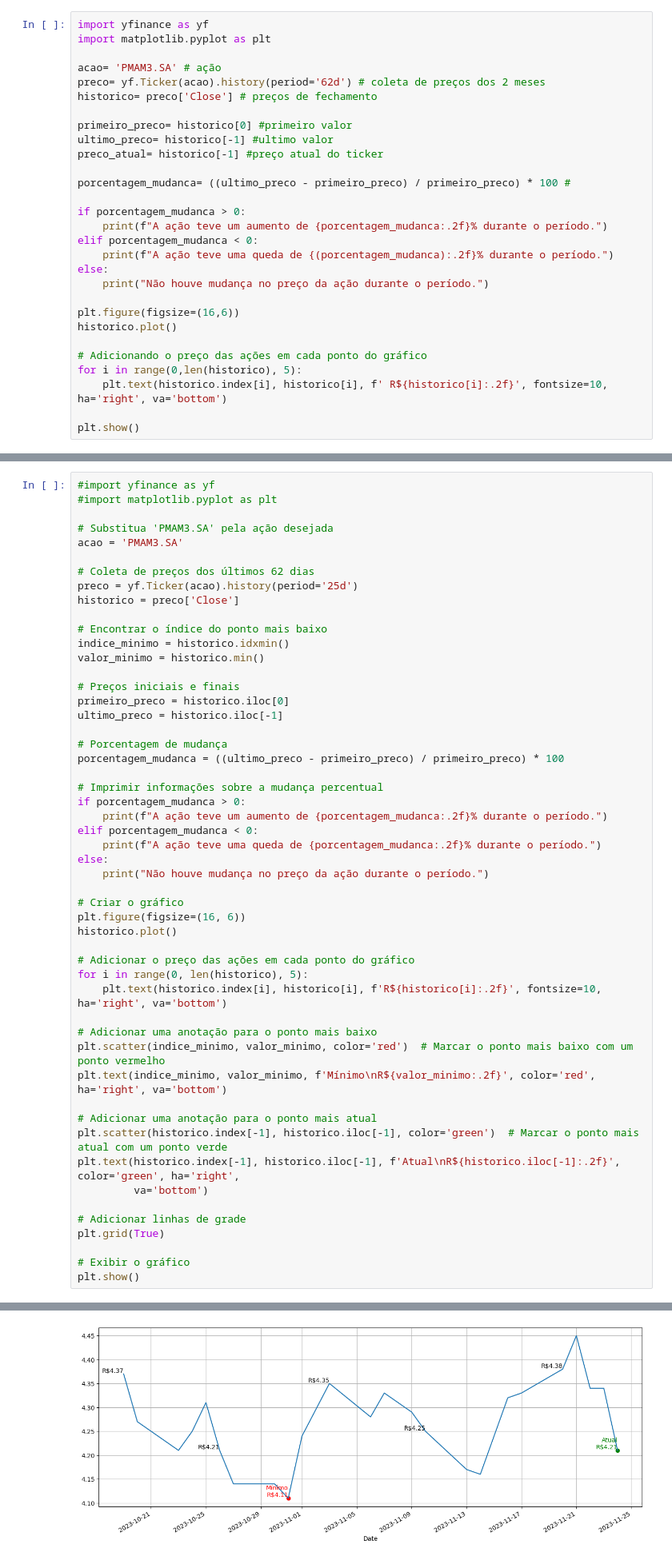
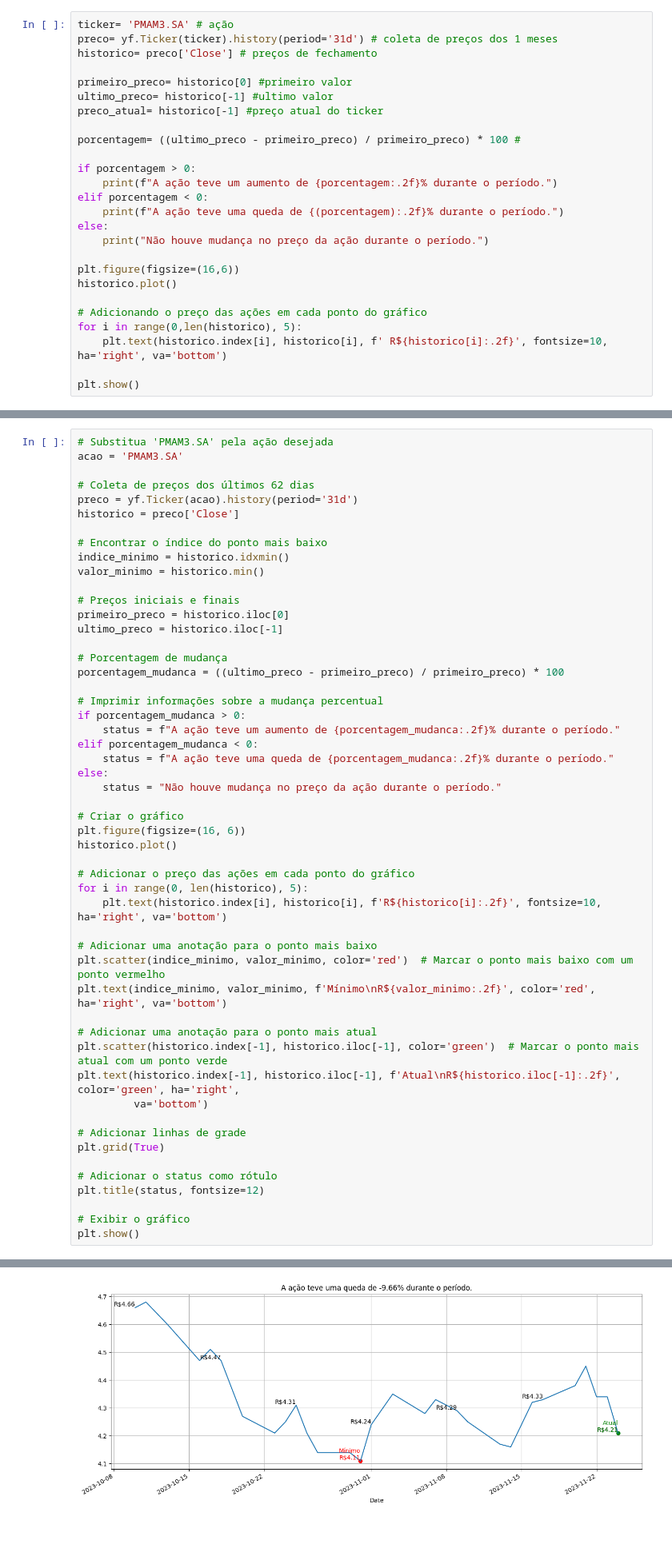
Before and after one commit to luisfernandogbraga/PROJETO_PESSOAL_ACOES, a Jupyter notebook: automação de processos.ipynb, the cells around one changed output, grey strips where cells are left out. Shown at 80% size. Drawn from its saved outputs; the diff is of its cells as text; blank space fills up the shorter version.

Commit message:
arq modif e create image

```diff
--- a/automação de processos.ipynb
+++ b/automação de processos.ipynb
@@ -8,21 +31,18 @@
 # %%
-import yfinance as yf
-import matplotlib.pyplot as plt
-
-acao= 'PMAM3.SA' # ação
-preco= yf.Ticker(acao).history(period='62d') # coleta de preços dos 2 meses
+ticker= 'PMAM3.SA' # ação
+preco= yf.Ticker(ticker).history(period='31d') # coleta de preços dos 1 meses
 historico= preco['Close'] # preços de fechamento
 
 primeiro_preco= historico[0] #primeiro valor
 ultimo_preco= historico[-1] #ultimo valor
 preco_atual= historico[-1] #preço atual do ticker
 
-porcentagem_mudanca= ((ultimo_preco - primeiro_preco) / primeiro_preco) * 100 #
+porcentagem= ((ultimo_preco - primeiro_preco) / primeiro_preco) * 100 #
 
-if porcentagem_mudanca > 0:
-    print(f"A ação teve um aumento de {porcentagem_mudanca:.2f}% durante o período.")
-elif porcentagem_mudanca < 0:
-    print(f"A ação teve uma queda de {(porcentagem_mudanca):.2f}% durante o período.")
+if porcentagem > 0:
+    print(f"A ação teve um aumento de {porcentagem:.2f}% durante o período.")
+elif porcentagem < 0:
+    print(f"A ação teve uma queda de {(porcentagem):.2f}% durante o período.")
 else:
     print("Não houve mudança no preço da ação durante o período.")
 
@@ -131,14 +148,11 @@ plt.show()
 # %% [output]
 [figure]
 # %%
-#import yfinance as yf
-#import matplotlib.pyplot as plt
-
 # Substitua 'PMAM3.SA' pela ação desejada
 acao = 'PMAM3.SA'
 
 # Coleta de preços dos últimos 62 dias
-preco = yf.Ticker(acao).history(period='25d')
+preco = yf.Ticker(acao).history(period='31d')
 historico = preco['Close']
 
 # Encontrar o índice do ponto mais baixo
@@ -154,11 +168,11 @@ porcentagem_mudanca = ((ultimo_preco - primeiro_preco) / primeiro_preco) * 100
 
 # Imprimir informações sobre a mudança percentual
 if porcentagem_mudanca > 0:
-    print(f"A ação teve um aumento de {porcentagem_mudanca:.2f}% durante o período.")
+    status = f"A ação teve um aumento de {porcentagem_mudanca:.2f}% durante o período."
 elif porcentagem_mudanca < 0:
-    print(f"A ação teve uma queda de {porcentagem_mudanca:.2f}% durante o período.")
+    status = f"A ação teve uma queda de {porcentagem_mudanca:.2f}% durante o período."
 else:
-    print("Não houve mudança no preço da ação durante o período.")
+    status = "Não houve mudança no preço da ação durante o período."
 
 # Criar o gráfico
 plt.figure(figsize=(16, 6))
@@ -180,6 +194,9 @@ plt.text(historico.index[-1], historico.iloc[-1], f'Atual\nR${historico.iloc[-1]
 # Adicionar linhas de grade
 plt.grid(True)
 
+# Adicionar o status como rótulo
+plt.title(status, fontsize=12)
+
 # Exibir o gráfico
 plt.show()
 # %% [output]
@@ -187 +203 @@ A ação teve uma queda de -3.66% durante o período.
-[figure, old version]
+[figure, new version]
```
Also changed, not shown: parts of 7 cells of this notebook, 1 other file.
